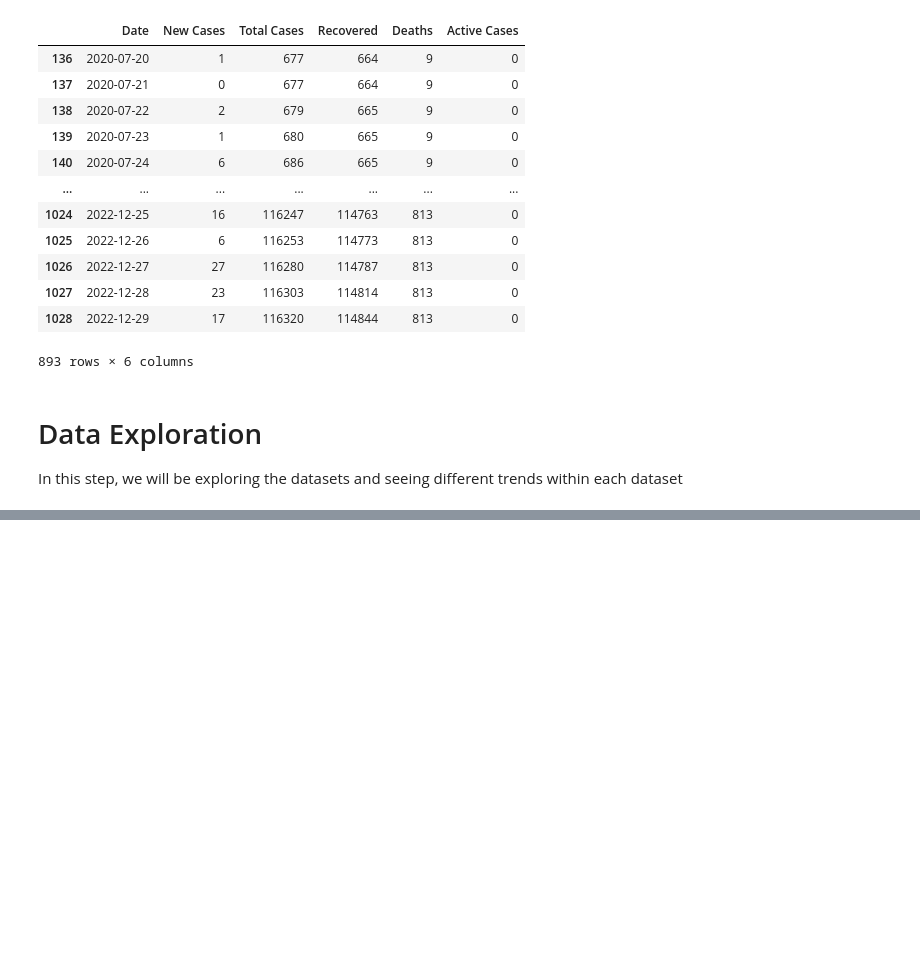
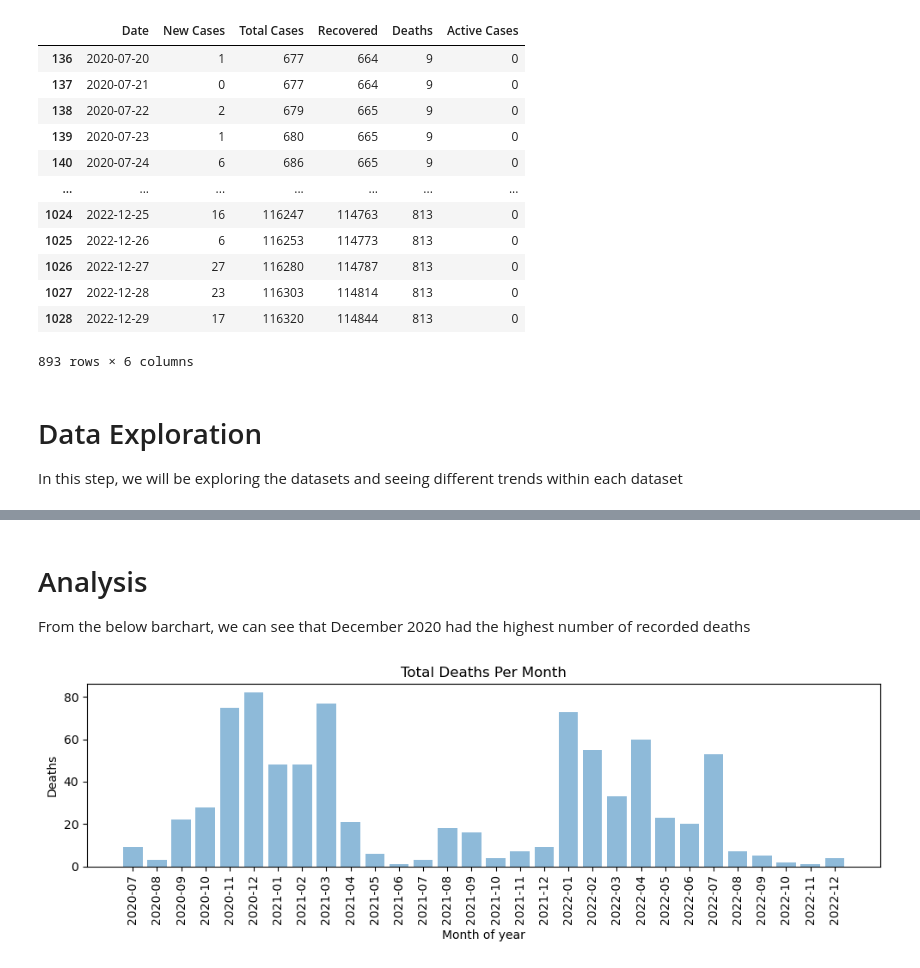
Before and after one commit to rob5194/Module9-Discussion, a Jupyter notebook: Discussion.ipynb, the cells around one changed output, grey strips where cells are left out. Saved outputs shown, nothing was run; the diff lists cells and outputs as text; code cells hidden in the pictures; blank space fills up the shorter version.

```diff
--- a/Discussion.ipynb
+++ b/Discussion.ipynb
@@ -154,0 +147,15 @@ MonthlyCovidCases_df
+# %% [markdown]
+# Analysis
+
+From the below barchart, we can see that December 2020 had the highest number of recorded deaths
+# %%
+plt.rcParams["figure.figsize"] = [10.00, 3.50]
+default_x_ticks = range(len(MonthlyCovidCases_df))
+plt.bar(default_x_ticks, MonthlyCovidCases_df['New Deaths'],align='center', alpha=0.5)
+plt.xticks(default_x_ticks, MonthlyCovidCases_df['YearMonth'], rotation='vertical')
+plt.ylabel('Deaths')
+plt.xlabel('Month of year')
+plt.title('Total Deaths Per Month')
+plt.show()
+# %% [output]
+[figure, added]
```
Also changed, not shown: parts of 11 cells of this notebook.
